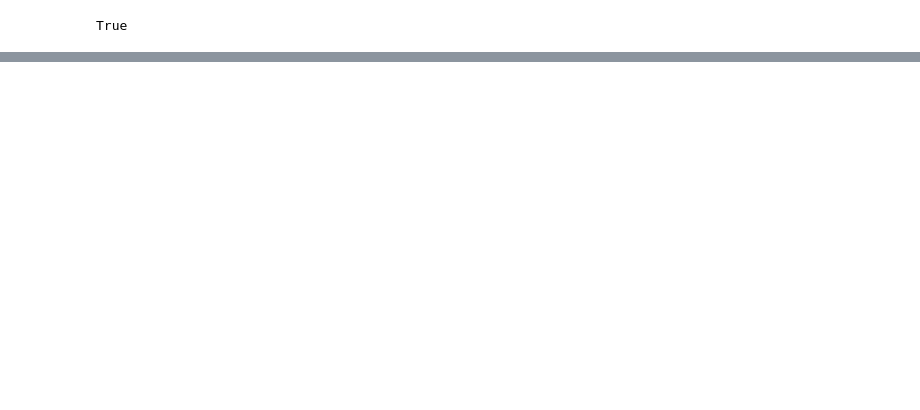
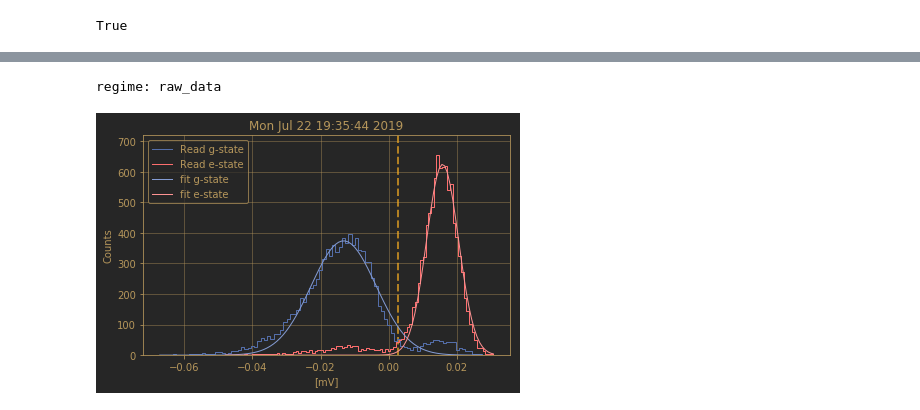
Before and after one commit to qc-coder/SingleShotReadout, a Jupyter notebook: Test_the_SSResult_Class.ipynb, the cells around one changed output, grey strips where cells are left out. Cells and saved outputs as stored; diff of their text form; code cells hidden in the pictures; blank space fills up the shorter version.

```diff
--- a/Test_the_SSResult_Class.ipynb
+++ b/Test_the_SSResult_Class.ipynb
@@ -412,0 +170,5 @@ AttributeError: Histogram instance has no attribute 'do_the_fit'
+# %%
+pic = m2.plot_hists(log=False)
+# %% [output]
+regime: raw_data
+[figure, added]
```
Also changed, not shown: parts of 24 cells of this notebook, 3 other files.
